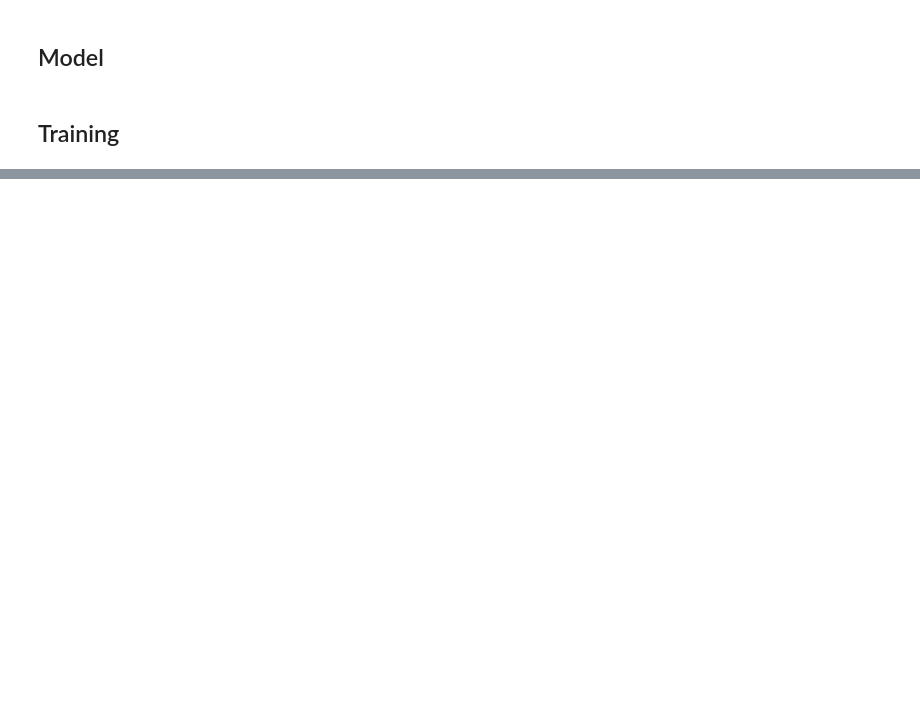
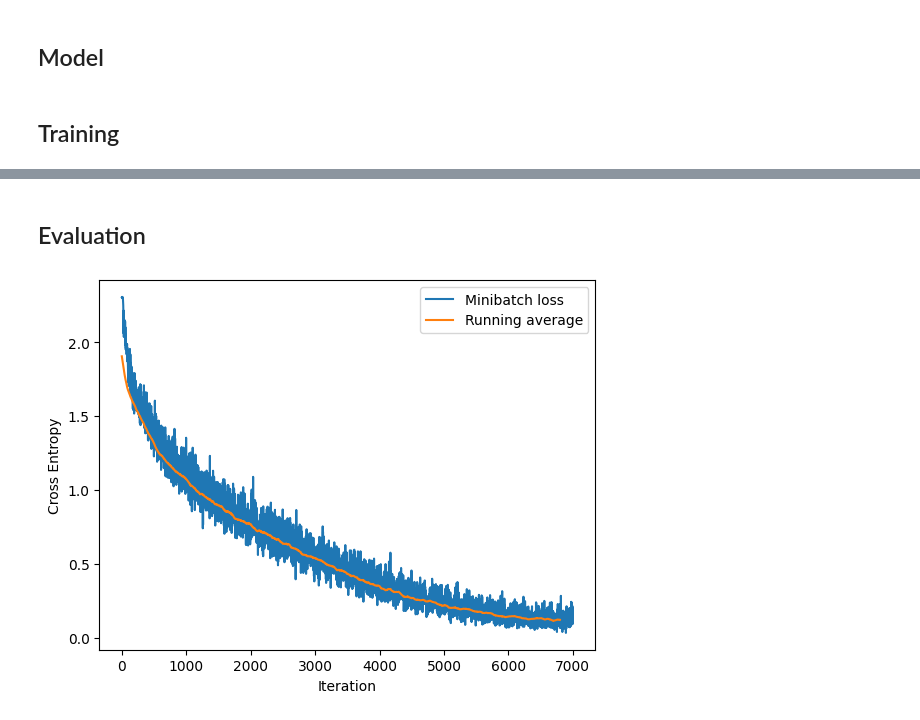
Before and after one commit to Sakurajima-sight/deeplearning-models, a Jupyter notebook: pytorch_ipynb/cnn/cnn-alexnet-cifar10.ipynb, the cells around one changed output, grey strips where cells are left out. Cells and saved outputs as stored; diff of their text form; code cells hidden in the pictures; blank space fills up the shorter version.

```diff
--- a/pytorch_ipynb/cnn/cnn-alexnet-cifar10.ipynb
+++ b/pytorch_ipynb/cnn/cnn-alexnet-cifar10.ipynb
@@ -210,0 +114,23 @@ for images, labels in test_loader:
+# %%
+##########################
+### 数据集
+##########################
+
+# 定义训练数据的预处理操作
+train_transforms = transforms.Compose([transforms.Resize((70, 70)),  # 调整图片大小为70x70
+                                       transforms.RandomCrop((64, 64)),  # 随机裁剪为64x64
+                                       transforms.ToTensor()])  # 转换为Tensor格式
+
+# 定义测试数据的预处理操作
+test_transforms = transforms.Compose([transforms.Resize((70, 70)),  # 调整图片大小为70x70
+                                      transforms.CenterCrop((64, 64)),  # 中心裁剪为64x64
+                                      transforms.ToTensor()])  # 转换为Tensor格式
+
+
+# 获取 CIFAR-10 数据集的加载器
+train_loader, valid_loader, test_loader = get_dataloaders_cifar10(
+    batch_size=BATCH_SIZE,
+    num_workers=2,
+    train_transforms=train_transforms,
+    test_transforms=test_transforms,
+    validation_fraction=0.1)
@@ -368,0 +234,5 @@ Epoch: 003/020 | Train: 51.836%  | Valid: 50.840%
+# %%
+log_dict = train_classifier_simple_v1(num_epochs=NUM_EPOCHS, model=model,
+                                      optimizer=optimizer, device=DEVICE,
+                                      train_loader=train_loader, valid_loader=valid_loader,
+                                      logging_interval=50)
@@ -368,0 +257,2 @@ Epoch: 003/020 | Train: 51.836%  | Valid: 50.840%
+# %% [markdown]
+## Evaluation
@@ -368,0 +262,14 @@ Epoch: 003/020 | Train: 51.836%  | Valid: 50.840%
+# %%
+loss_list = log_dict['train_loss_per_batch']
+
+plt.plot(loss_list, label='Minibatch loss')
+plt.plot(np.convolve(loss_list,
+                     np.ones(200,)/200, mode='valid'),
+         label='Running average')
+
+plt.ylabel('Cross Entropy')
+plt.xlabel('Iteration')
+plt.legend()
+plt.show()
+# %% [output]
+[figure, added]
```
Also changed, not shown: parts of 25 cells of this notebook, 32 other files.
